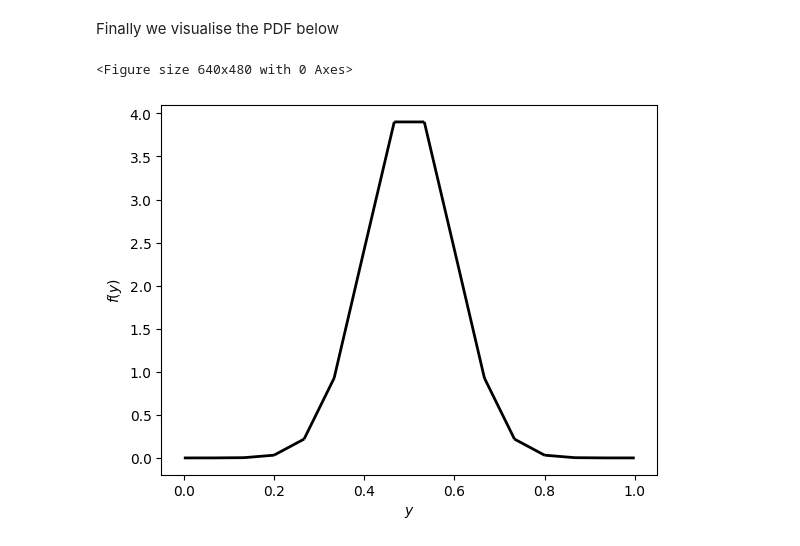
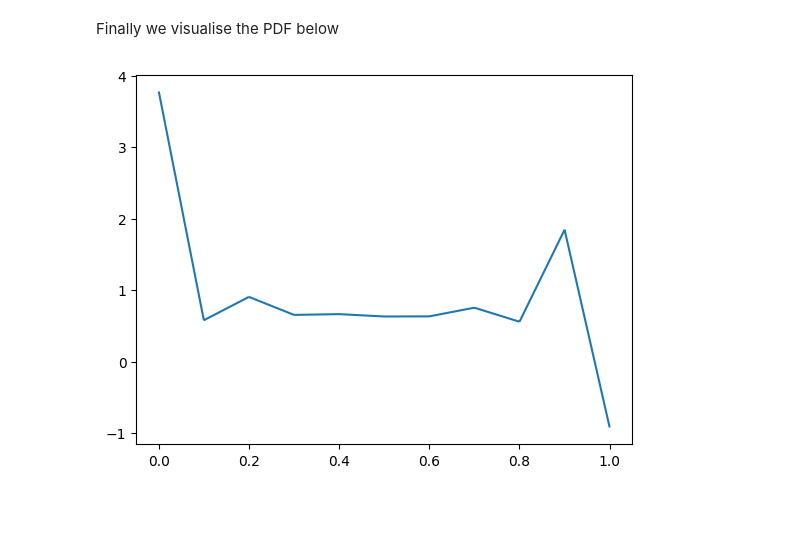
Before and after one commit to D-stratify/Numdf, a Jupyter notebook: PDF_Construction_using_extruded_mesh.ipynb, the cells around one changed output. Saved outputs shown, nothing was run; the diff lists cells and outputs as text; code cells hidden in the pictures; blank space fills up the shorter version.

```diff
--- a/PDF_Construction_using_extruded_mesh.ipynb
+++ b/PDF_Construction_using_extruded_mesh.ipynb
@@ -159,7 +165,7 @@ To realise these function spaces we will make use of the finite element code Fir
 from firedrake import *
 
 # Construct the mesh
-Ny   = 512
+Ny   = 10
 m_x  = IntervalMesh(1,0,2*np.pi); cell_type = "interval";  # x-direction
 #m_x  = RectangleMesh(1,1,Lx=2*np.pi,Ly=4*np.pi, originX=0.0, originY=0.0); cell_type = "triangle";
 mesh = ExtrudedMesh(m_x, layers=Ny,layer_height=1./Ny,extrusion_type='uniform') # y-direction
@@ -292,7 +292,7 @@ Summing the contribution of all the elements $\sum_e \int_e \cdot \; dy = \int_{
 \end{align}
 where the terms on the left hand side correspond to the cell integral and the integral at right most boundary where we take the interior solution $F_-$. The left most boundary need not be included as for a CDF $F=0$ by definition while the integral over the set of all interior facets $\Gamma_{int}$ vanishes when we upwind.
 # %%
-V_f = FunctionSpace(mesh,"CG",1) # Define a function space consisting of piecewise linear functions
+V_f = FunctionSpace(m_y,"CG",1) # Define a function space consisting of piecewise linear functions
 
 u = TrialFunction(V_f)
 v = TestFunction(V_f)
@@ -305,29 +305,19 @@ L = -inner(F,v.dx(0)) * dx  +  F*v*ds(2)
 
 
 f = Function(V_f)
-solve(a == L, f, solver_parameters={'ksp_type':'cg','pc_type':'none'})
+solve(a == L, f)
 File("PDF_Rayleigh_Benard.pvd").write(f)
 # %% [markdown]
 Finally we visualise the PDF below
 # %%
 try:
-  import matplotlib.pyplot as plt
+  import firedrake.pyplot as plt
 except:
   warning("Matplotlib not imported")
 
 try:
-  fig    = plt.figure()
-  Line2D = plot(f)
-  plt.xlabel(r'$y$')
-  plt.ylabel(r'$f(y)$')
-
+  Line2D = plt.plot(f,num_sample_points=150)
 except Exception as e:
   warning("Cannot plot figure. Error msg: '%s'" % e)
-
-try:
-  plt.show()
-except Exception as e:
-  warning("Cannot show figure. Error msg: '%s'" % e)
 # %% [output]
-<Figure size 640x480 with 0 Axes>
-[figure, old version]
+[figure, new version]
```
Also changed, not shown: parts of 22 cells of this notebook.
